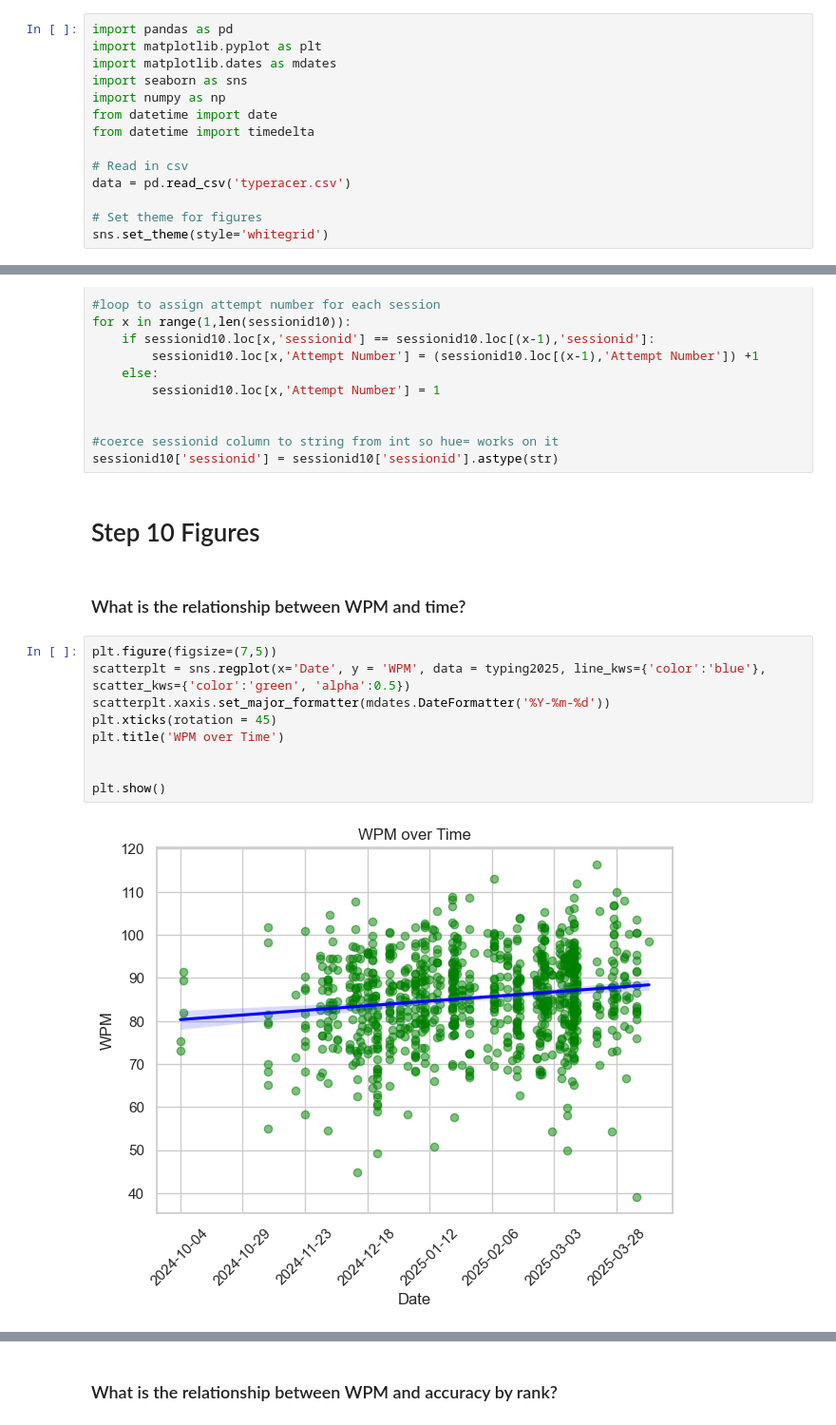
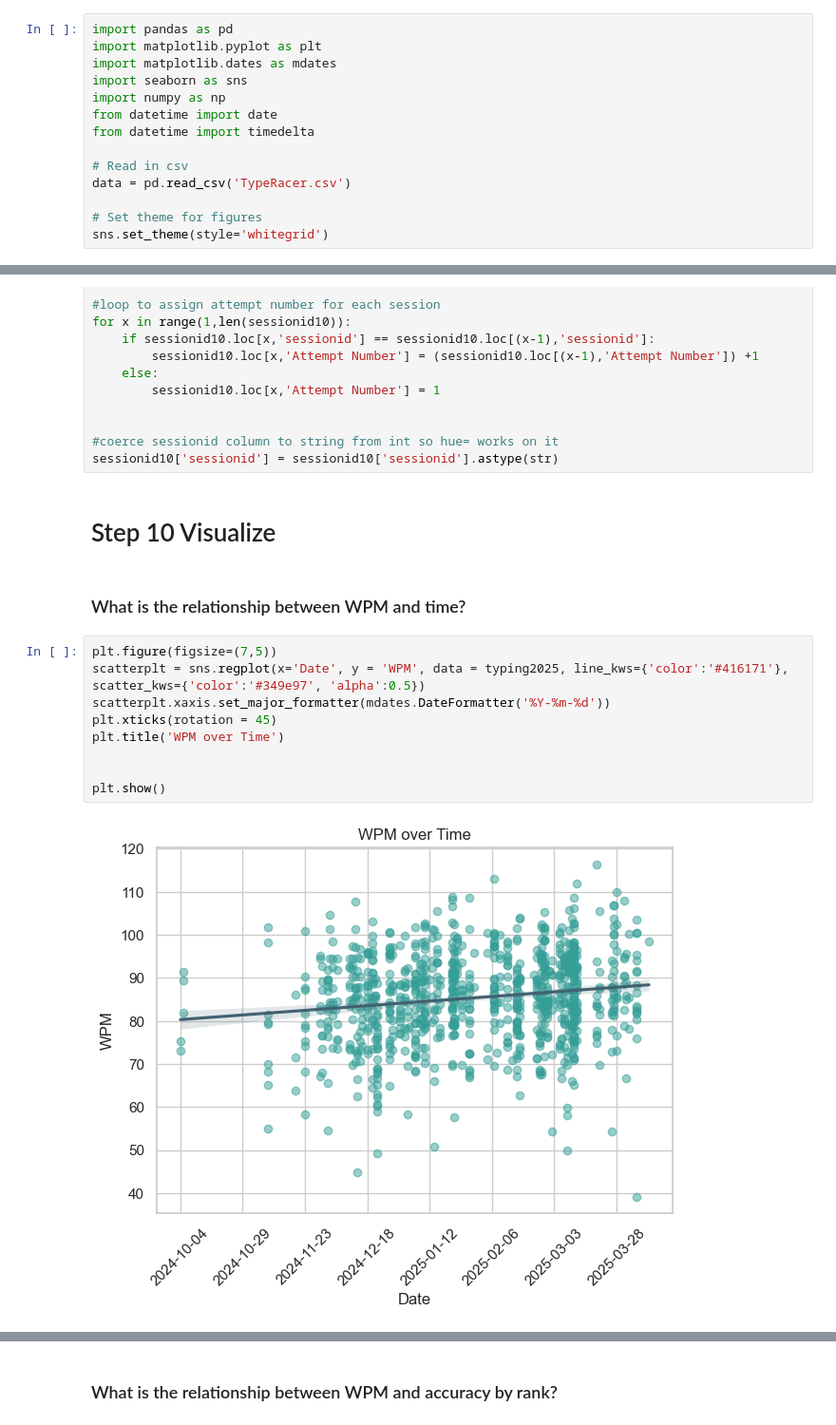
Before and after one commit to sacobjloan/EDS217-Group-Project, a Jupyter notebook: grouproj.ipynb, the cells around one changed output, grey strips where cells are left out. Shown at 95% size. Cells and saved outputs as stored; diff of their text form.

```diff
--- a/grouproj.ipynb
+++ b/grouproj.ipynb
@@ -30,7 +37,7 @@ from datetime import date
 from datetime import timedelta
 
 # Read in csv
-data = pd.read_csv('typeracer.csv')
+data = pd.read_csv('TypeRacer.csv')
 
 # Set theme for figures
 sns.set_theme(style='whitegrid')
@@ -182,18 +205,18 @@ for x in range(1,len(sessionid10)):
 #coerce sessionid column to string from int so hue= works on it
 sessionid10['sessionid'] = sessionid10['sessionid'].astype(str)
 # %% [markdown]
-# Step 10 Figures
+# Step 10 Visualize
 # %% [markdown]
 ### What is the relationship between WPM and time?
 # %%
 plt.figure(figsize=(7,5))
-scatterplt = sns.regplot(x='Date', y = 'WPM', data = typing2025, line_kws={'color':'blue'}, scatter_kws={'color':'green', 'alpha':0.5})
+scatterplt = sns.regplot(x='Date', y = 'WPM', data = typing2025, line_kws={'color':'#416171'}, scatter_kws={'color':'#349e97', 'alpha':0.5})
 scatterplt.xaxis.set_major_formatter(mdates.DateFormatter('%Y-%m-%d'))
 plt.xticks(rotation = 45)
 plt.title('WPM over Time')
 
 
 plt.show()
 # %% [output]
-[figure, old version]
+[figure, new version]
 # %% [markdown]
```
Also changed, not shown: parts of 13 cells of this notebook.
